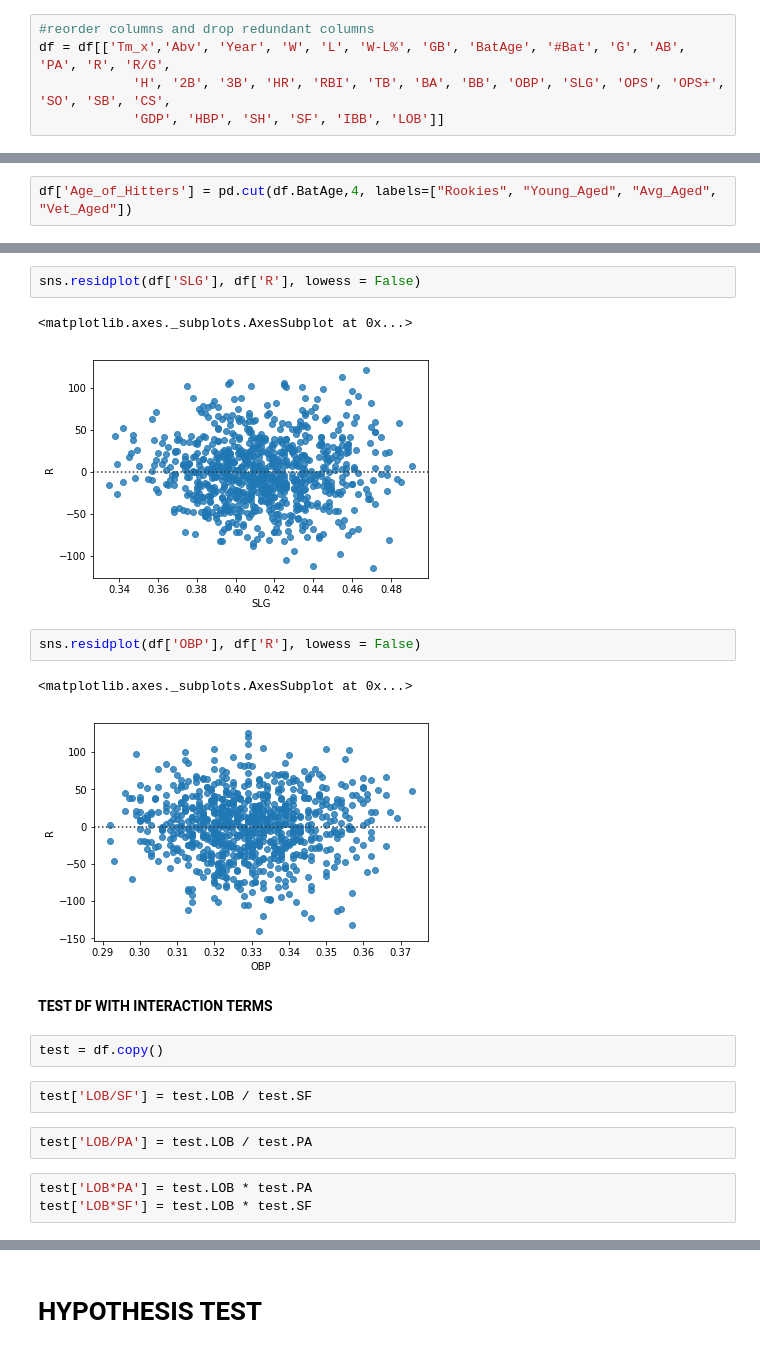
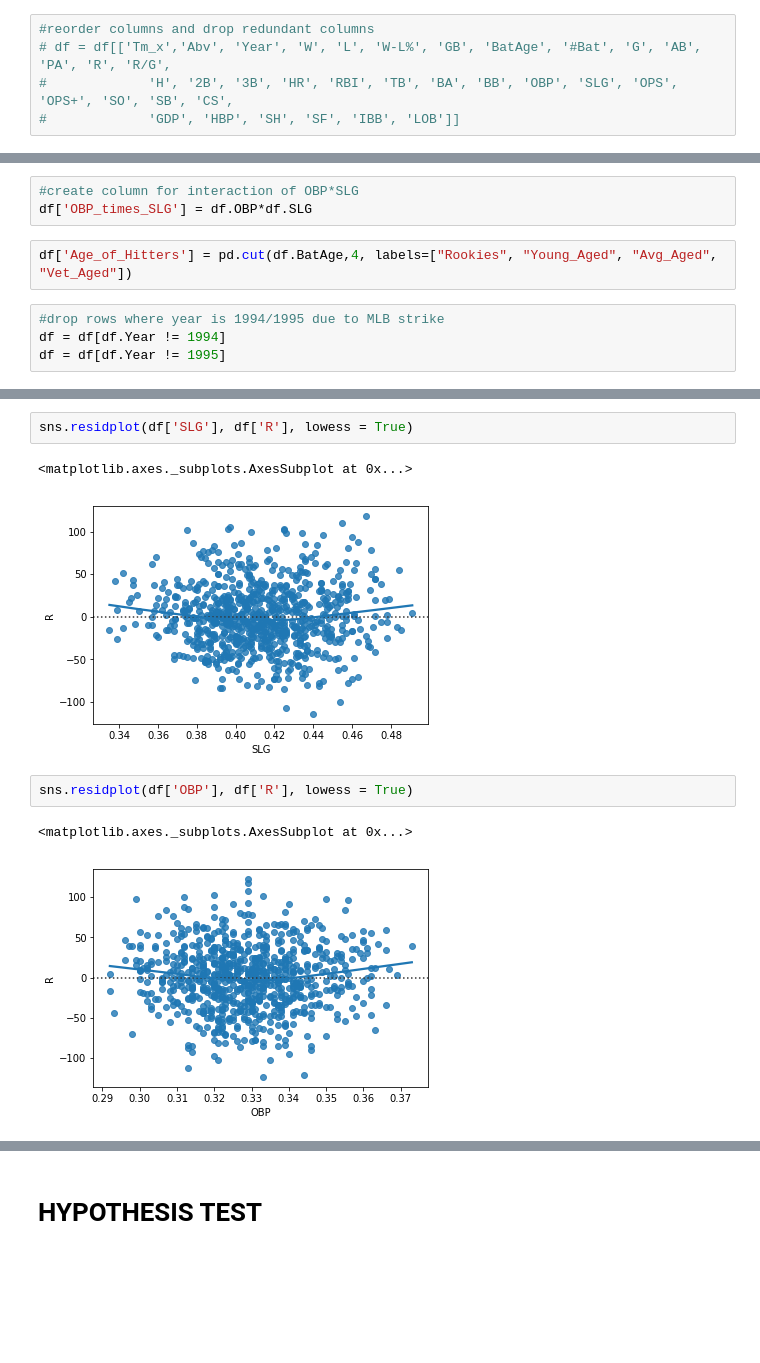
Before and after one commit to AustinKrause/mlb-runs-predictor, a Jupyter notebook: EDA_1.ipynb, the cells around one changed output, grey strips where cells are left out. Cells and saved outputs as stored; diff of their text form; blank space fills up the shorter version.

```diff
--- a/EDA_1.ipynb
+++ b/EDA_1.ipynb
@@ -36,9 +44,9 @@ import missingno as msno
 #msno.matrix(compiled_df.iloc[:,:19])
 # %%
 #reorder columns and drop redundant columns
-df = df[['Tm_x','Abv', 'Year', 'W', 'L', 'W-L%', 'GB', 'BatAge', '#Bat', 'G', 'AB', 'PA', 'R', 'R/G',
-            'H', '2B', '3B', 'HR', 'RBI', 'TB', 'BA', 'BB', 'OBP', 'SLG', 'OPS', 'OPS+', 'SO', 'SB', 'CS',
-            'GDP', 'HBP', 'SH', 'SF', 'IBB', 'LOB']]
+# df = df[['Tm_x','Abv', 'Year', 'W', 'L', 'W-L%', 'GB', 'BatAge', '#Bat', 'G', 'AB', 'PA', 'R', 'R/G',
+#             'H', '2B', '3B', 'HR', 'RBI', 'TB', 'BA', 'BB', 'OBP', 'SLG', 'OPS', 'OPS+', 'SO', 'SB', 'CS',
+#             'GDP', 'HBP', 'SH', 'SF', 'IBB', 'LOB']]
 # %%
 #check for any NaN values
 df.isnull().any().sum()
@@ -185,2 +66,9 @@ predict_runs_scored(6441, .424, .341, 41, 1187)
+# %%
+#create column for interaction of OBP*SLG
+df['OBP_times_SLG'] = df.OBP*df.SLG
 # %%
 df['Age_of_Hitters'] = pd.cut(df.BatAge,4, labels=["Rookies", "Young_Aged", "Avg_Aged", "Vet_Aged"])
+# %%
+#drop rows where year is 1994/1995 due to MLB strike
+df = df[df.Year != 1994]
+df = df[df.Year != 1995]
@@ -239,23 +264,12 @@ Warnings:
 [2] The condition number is large, 7.13e+05. This might indicate that there are
 strong multicollinearity or other numerical problems.
 # %%
-sns.residplot(df['SLG'], df['R'], lowess = False)
+sns.residplot(df['SLG'], df['R'], lowess = True)
 # %% [output]
 <matplotlib.axes._subplots.AxesSubplot at 0x...>
-[figure, old version]
+[figure, new version]
 # %%
-sns.residplot(df['OBP'], df['R'], lowess = False)
+sns.residplot(df['OBP'], df['R'], lowess = True)
 # %% [output]
 <matplotlib.axes._subplots.AxesSubplot at 0x...>
-[figure, old version]
+[figure, new version]
-# %% [markdown]
-<b>TEST DF WITH INTERACTION TERMS
-# %%
-test = df.copy()
-# %%
-test['LOB/SF'] = test.LOB / test.SF
-# %%
-test['LOB/PA'] = test.LOB / test.PA
-# %%
-test['LOB*PA'] = test.LOB * test.PA
-test['LOB*SF'] = test.LOB * test.SF
```
Also changed, not shown: parts of 43 cells of this notebook.
